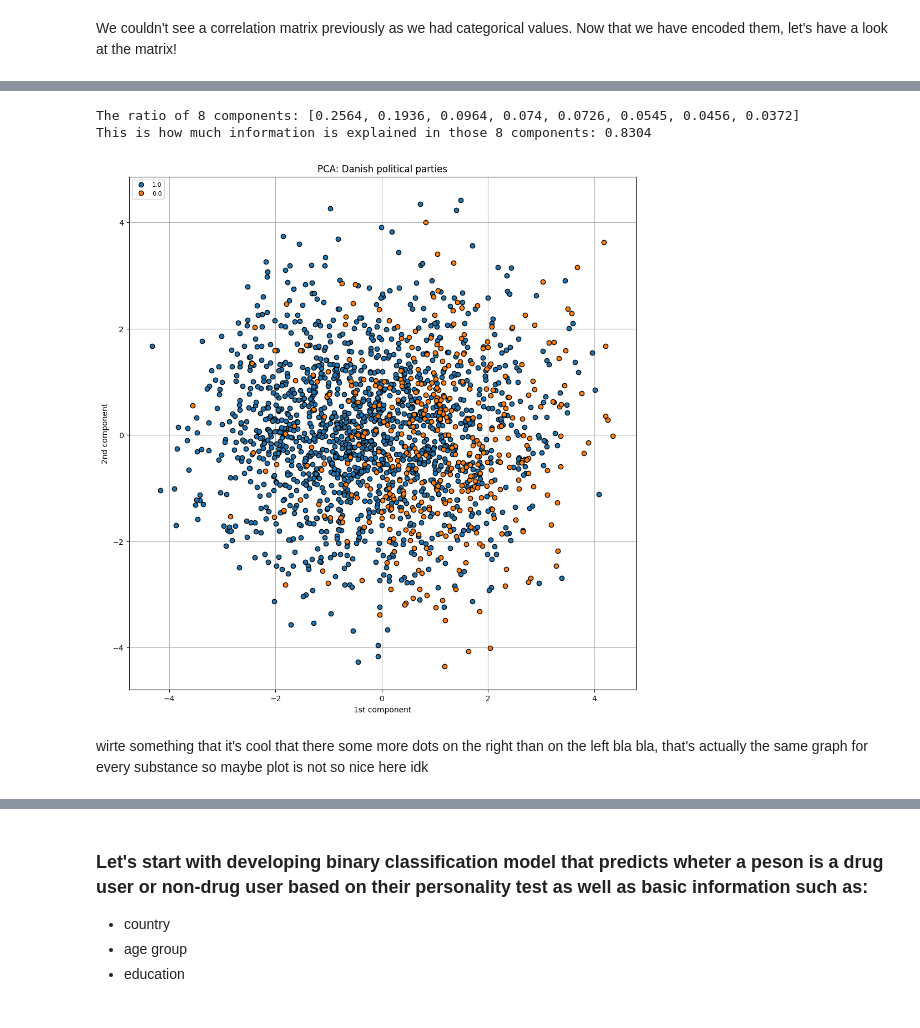
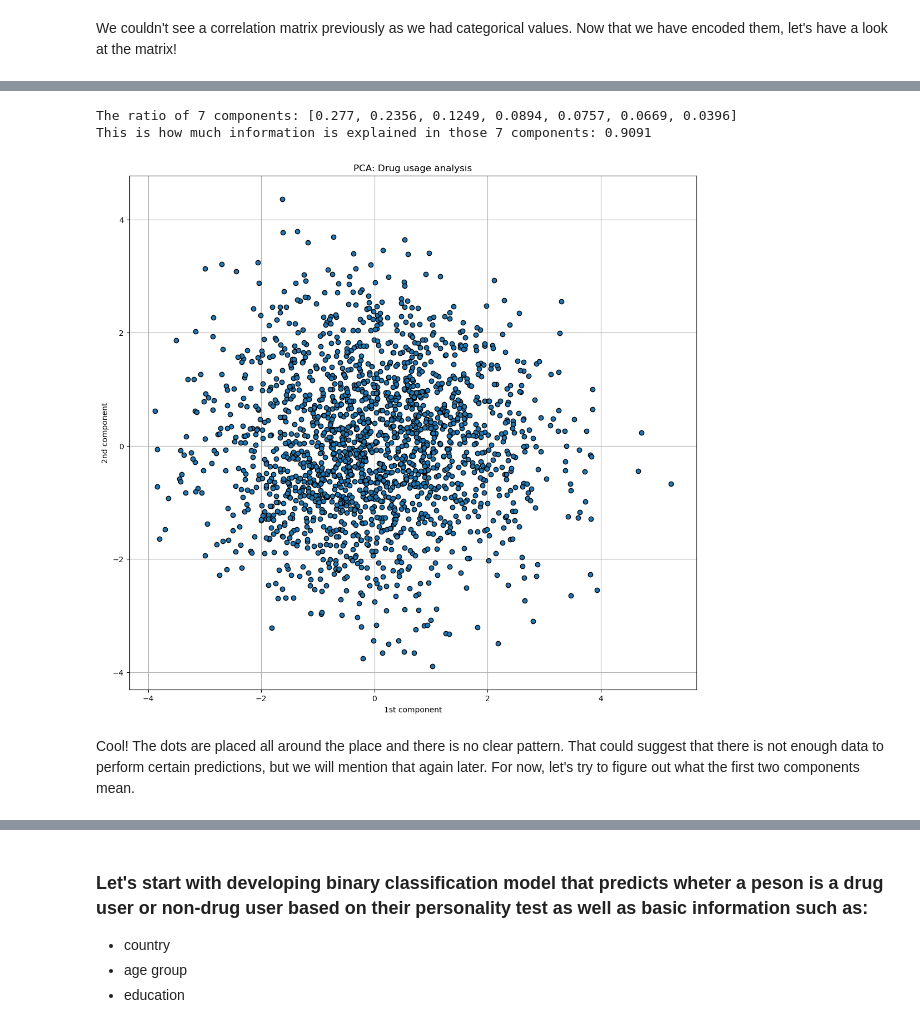
Before and after one commit to maksio420/ML, a Jupyter notebook: 7-final-drugs-anal/FINAL Group Project.ipynb, the cells around one changed output, grey strips where cells are left out. Cells and saved outputs as stored; diff of their text form; code cells hidden in the pictures.

Commit message:
Added transormations from Maks to the preprocessing part. Explained more stuff and cleaned the part from preprocessing until the end.

```diff
--- a/7-final-drugs-anal/FINAL Group Project.ipynb
+++ b/7-final-drugs-anal/FINAL Group Project.ipynb
@@ -1227,0 +1227,15 @@ There are 51 features because of that so that is something to be concerned with
+# %%
+df_gender = df_age_transformed.copy()
+
+def transform_gender(df):
+    male_condition = df['Gender'].str.contains('M', case=False)
+
+    # Assign categories based on conditions
+    df.loc[male_condition, 'Gender'] = "1"
+    df.loc[male_condition==False, 'Gender'] = "0"
+
+    return df
+
+df_gender_transformed = transform_gender(df_gender.copy())
+df_gender_transformed['Gender'] = df_gender_transformed['Gender'].astype(int)
+df_gender_transformed.head()
@@ -1228,3 +1287,14 @@ There are 51 features because of that so that is something to be concerned with
+# %%
+#Some cleaning up, reindexing Gender to be last
+columns = ['Gender', 'Nscore', 'Escore', 'Oscore', 'Ascore', 'Cscore', 'Impulsive',
+       'SS', 'Amphet', 'Amyl', 'Benzos', 'Cannabis', 'Coke', 'Ecstasy',
+       'Heroin', 'Ketamine', 'Legalh', 'LSD', 'Meth', 'Mushrooms',
+       'Education_Level', 'young_vs_old', 'Country_UK', 'Country_USA',
+       'Country_Other']
+columns.remove('Gender')
+columns.append('Gender')
+encoded_df = df_country_transformed.reindex(columns=columns)
+# df_preprocessed.head()
 # %% [markdown]
 We will not discretize continous features as we believe that in this case it makes sense to keep the behaviour metrics as they are as they describe people. We believe that there is a lot of different personalities and their corresponding traits so we will keep it as it is to cover variations in our dataset.
 # %% [markdown]
@@ -1338 +1409,3 @@ I will make some more comments about the correlation matrix later. Now that we h
+# %%
+scaled_encoded_df.drop(inplace=True, columns=['Impulsive','Country_USA'])
 # %% [markdown]
@@ -1343,16 +1416,13 @@ from sklearn.decomposition import PCA
 
 for_pca_df = scaled_encoded_df.copy()
 
-labels_columns= ['Amphet_0',
-       'Amphet_1', 'Amyl_0', 'Amyl_1', 'Benzos_0', 'Benzos_1', 'Cannabis_0',
-       'Cannabis_1', 'Coke_0', 'Coke_1', 'Ecstasy_0', 'Ecstasy_1', 'Heroin_0',
-       'Heroin_1', 'Ketamine_0', 'Ketamine_1', 'Legalh_0', 'Legalh_1', 'LSD_0',
-       'LSD_1', 'Meth_0', 'Meth_1', 'Mushrooms_0', 'Mushrooms_1', 'Nicotine_0',
-       'Nicotine_1']
+labels_columns= ['Amphet',
+       'Amyl', 'Benzos', 'Cannabis', 'Coke', 'Ecstasy', 'Heroin', 'Ketamine',
+       'Legalh', 'LSD', 'Meth', 'Mushrooms']
 labels = for_pca_df[labels_columns]
 X_scaled = for_pca_df.drop(columns=labels_columns)
 
-pca = PCA(n_components = 10)
+pca = PCA(n_components = 8)
 pca.fit(X_scaled)
 X_pca = pca.transform(X_scaled)
 print("Original shape: {}".format(str(X_scaled.shape)))
@@ -1395,22 +1465,20 @@ This is how much information is explained in those 5 components: 0.693
 # %%
-pcaN(8)
+pcaN(7)
 # %% [output]
-The ratio of 8 components: [0.2564, 0.1936, 0.0964, 0.074, 0.0726, 0.0545, 0.0456, 0.0372]
-This is how much information is explained in those 8 components: 0.8304
+The ratio of 7 components: [0.277, 0.2356, 0.1249, 0.0894, 0.0757, 0.0669, 0.0396]
+This is how much information is explained in those 7 components: 0.9091
 # %%
 plt.figure(figsize=(15, 12))
-mglearn.discrete_scatter(X_pca[:, 0], X_pca[:, 1], labels['Coke_1'], s=6, markers='o')
-plt.legend(labels['Heroin_0'].unique(), loc="upper left", fontsize=8)  # Smaller legend font size
+mglearn.discrete_scatter(X_pca[:, 0], X_pca[:, 1], s=6, markers='o')
 plt.gca().set_aspect("equal")
 plt.xlabel("1st component")
 plt.ylabel("2nd component")
-plt.title("PCA: Danish political parties")
+plt.title("PCA: Drug usage analysis")
 plt.grid(True)
 # %% [output]
-[figure, old version]
+[figure, new version]
-# %% [markdown]
-wirte something that it's cool that there some more dots on the right than on the left bla bla, that's actually the same graph for every substance
-so maybe plot is not so nice here idk
+# %% [markdown]
+Cool! The dots are placed all around the place and there is no clear pattern. That could suggest that there is not enough data to perform certain predictions, but we will mention that again later. For now, let's try to figure out what the first two components mean.
 # %%
 components = pca.components_
 explained_variance = pca.explained_variance_
```
Also changed, not shown: parts of 75 cells of this notebook.
